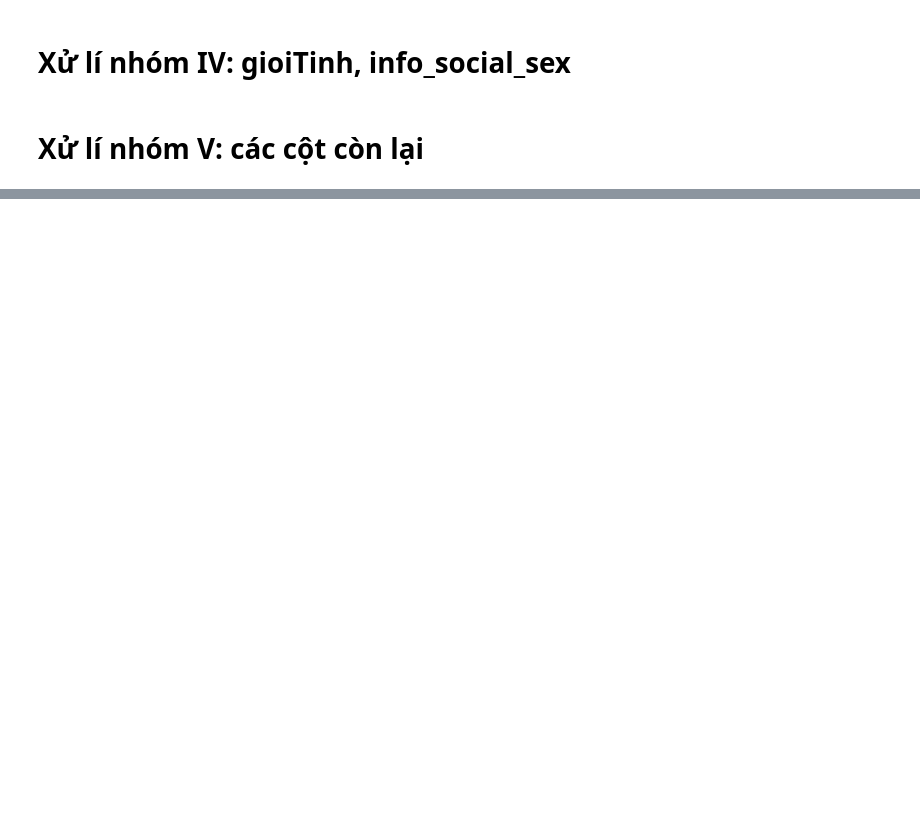
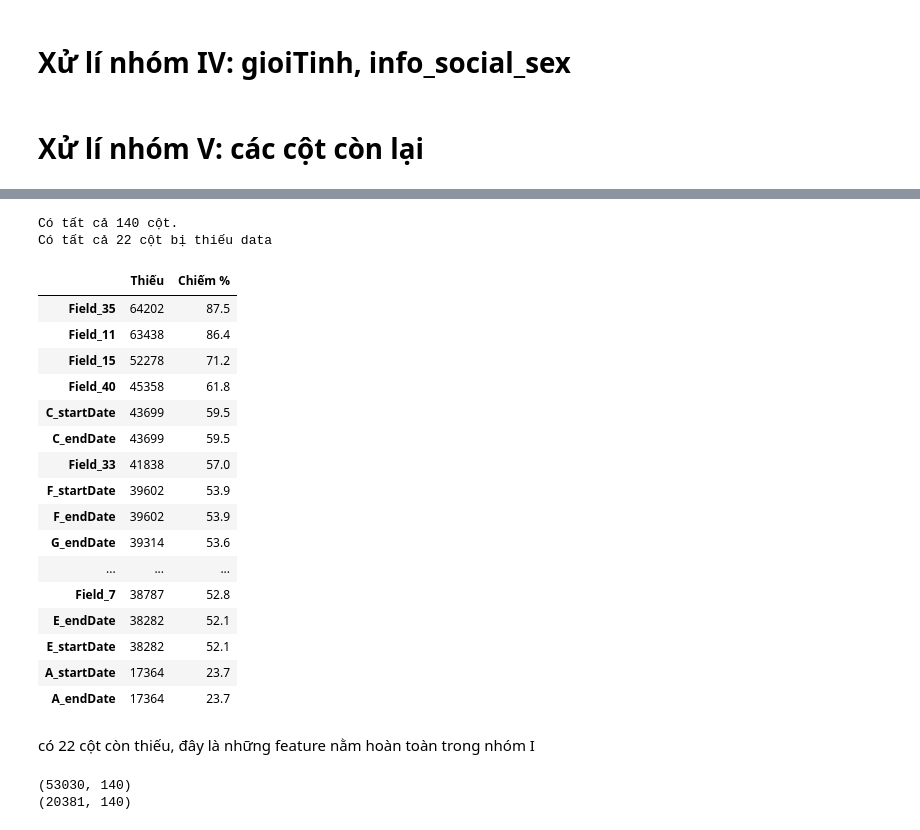
Before and after one commit to Electron-Group/kalapa-model, a Jupyter notebook: Third Challenge.ipynb, the cells around one changed output, grey strips where cells are left out. Drawn from its saved outputs; the diff is of its cells as text; code cells hidden in the pictures; blank space fills up the shorter version.

```diff
--- a/Third Challenge.ipynb
+++ b/Third Challenge.ipynb
@@ -225,0 +464,48 @@ df_all_feature = transform(df_all.copy())
+# %%
+missing_all = missing_values(df_all_fe)
+# %% [output]
+Có tất cả 140 cột.
+Có tất cả 22 cột bị thiếu data
+# %%
+missing_all
+# %% [output]
+|  | Thiếu | Chiếm % |
+| Field_35 | 64202 | 87.5 |
+| Field_11 | 63438 | 86.4 |
+| Field_15 | 52278 | 71.2 |
+| Field_40 | 45358 | 61.8 |
+| C_startDate | 43699 | 59.5 |
+| C_endDate | 43699 | 59.5 |
+| Field_33 | 41838 | 57.0 |
+| F_startDate | 39602 | 53.9 |
+| F_endDate | 39602 | 53.9 |
+| G_endDate | 39314 | 53.6 |
+| ... | ... | ... |
+| Field_7 | 38787 | 52.8 |
+| E_endDate | 38282 | 52.1 |
+| E_startDate | 38282 | 52.1 |
+| A_startDate | 17364 | 23.7 |
+| A_endDate | 17364 | 23.7 |
+# %% [markdown]
+có 22 cột còn thiếu, đây là những feature nằm hoàn toàn trong nhóm I
+# %%
+df_fe = df_all_fe.copy()
+df_fe.replace([np.inf, -np.inf], 999, inplace=True)
+
+for col in df_fe.columns:
+    if df_fe[col].dtype.name == "category":
+        if df_fe[col].isnull().sum() > 0:
+            df_fe[col] = df_fe[col].cat.add_categories(f'missing_{col}')
+            df_fe[col].fillna(f'missing_{col}', inplace=True)
+    else:
+        df_fe[col].fillna(-1, inplace=True)
+
+y_label = df_train["label"]
+train_fe = df_fe[df_fe["id"] < df_train.shape[0]]
+test_fe = df_fe[df_fe["id"] >= df_train.shape[0]]
+
+print(train_fe.shape)
+print(test_fe.shape)
+# %% [output]
+(53030, 140)
+(20381, 140)
```
Also changed, not shown: parts of 45 cells of this notebook, 1 other file.
